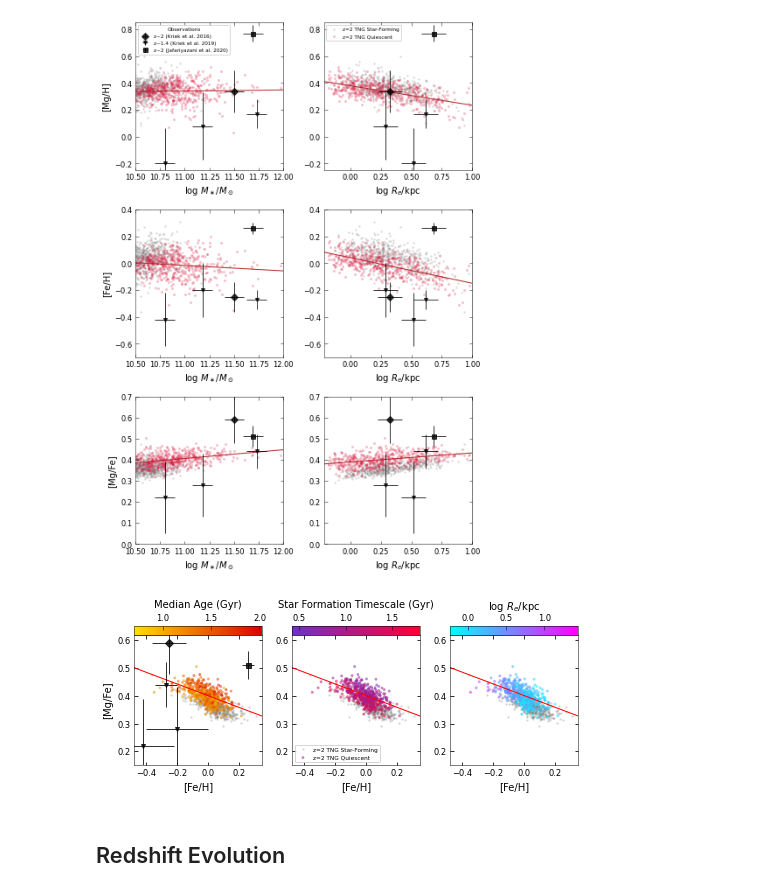
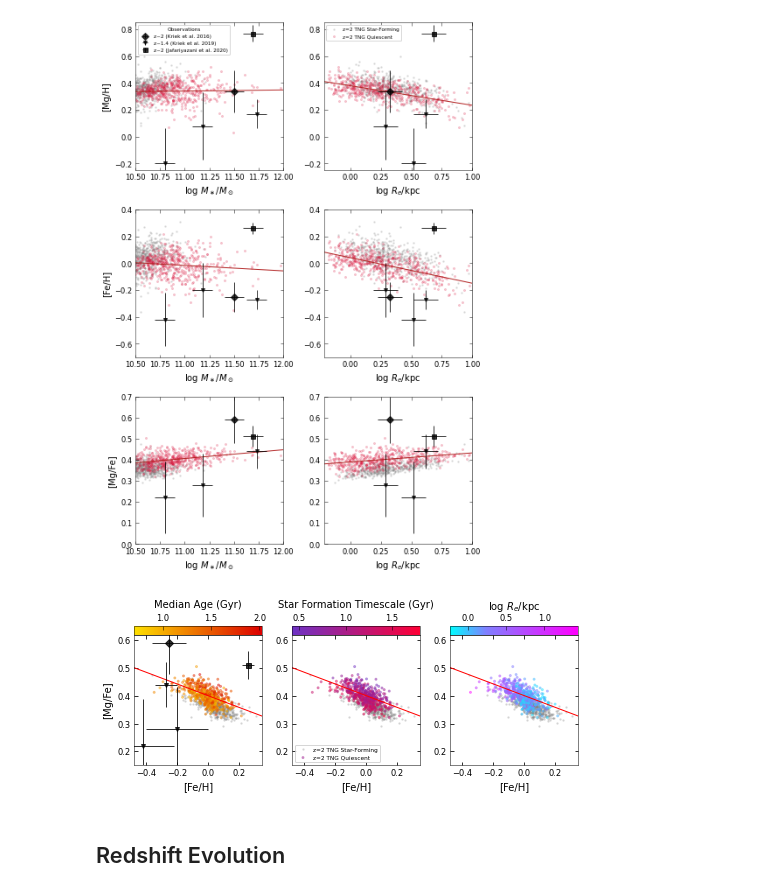
Before and after one commit to jk3sxp/Pathak_2021, a Jupyter notebook: Paper_Figures.ipynb, the cells around one changed output. Saved outputs shown, nothing was run; the diff lists cells and outputs as text; code cells hidden in the pictures.

```diff
--- a/Paper_Figures.ipynb
+++ b/Paper_Figures.ipynb
@@ -528,7 +528,6 @@ vmin_med = min(median_age[quiescent_selection])
 vmax_med = max(median_age[quiescent_selection])
 hexlist = ['#ffe200', '#dd0000']
 colormap_med = get_continuous_cmap(hexlist)
-# colormap_med = plt.get_cmap('summer')
 norm_med = colors.Normalize(vmin=vmin_med, vmax=vmax_med)
 color_med = colormap_med(norm_med(median_age[quiescent_selection]))
 
@@ -537,7 +536,6 @@ vmin_age = min(percentile_age[quiescent_selection])
 vmax_age = max(percentile_age[quiescent_selection])
 hexlist = ['#6d33c6', '#Ff0036']# '#fb2047']
 colormap_age = get_continuous_cmap(hexlist)
-# colormap_age = plt.get_cmap('summer')
 norm_age = colors.Normalize(vmin=vmin_age, vmax=vmax_age)
 color_age = colormap_age(norm_age(percentile_age[quiescent_selection]))
 
@@ -545,8 +543,10 @@ color_age = colormap_age(norm_age(percentile_age[quiescent_selection]))
 radius_quiescent = np.log10(np.array(halfmass_radius[quiescent_selection]))
 vmin_r = min(radius_quiescent)
 vmax_r = max(radius_quiescent)
+vcenter = np.median(radius_quiescent)
 colormap_r = plt.get_cmap('cool')
-norm_r = colors.Normalize(vmin=vmin_r, vmax=vmax_r)
+# norm_r = colors.Normalize(vmin=vmin_r, vmax=vmax_r)
+norm_r = colors.TwoSlopeNorm(vcenter=vcenter, vmin=vmin_r, vmax=vmax_r)
 color_r = colormap_r(norm_r(radius_quiescent))
 
 colormaps = [colormap_med, colormap_age, colormap_r]
@@ -570,14 +570,14 @@ for ax in axes:
     tng1, = ax.plot(FeH_Re[starforming_selection], MgFe_Re[starforming_selection], '.', color='gray',
                alpha=alpha, label='z='+str(redshift)+' TNG Star-Forming', markersize=markersize, zorder=0)
     tng2 = ax.scatter(FeH_Re[quiescent_selection], MgFe_Re[quiescent_selection], marker='.', cmap=colormaps[i], c=colorlist[i],
-               alpha=alpha+0.2, label='z='+str(redshift)+' TNG Quiescent', s=(markersize+1)**2, zorder=1)
+                alpha=alpha+0.2, label='z='+str(redshift)+' TNG Quiescent', s=(markersize+1)**2, zorder=1)
     tng2big.append(tng2)
 
     # plot TNG quiescent model
     ax.plot(xx, func(xx, *optParam), '-', color='r', linewidth=1)
 
     # observations
-    if i == 0:
+    if i==0:
         for s in samples:
             thing = ax.errorbar(s['[Fe/H]'], s['[Mg/Fe]'], xerr=s['[Fe/H]_err'], yerr=s['[Mg/Fe]_err'], **s.meta)
             data.append(thing)
@@ -587,35 +587,38 @@ for ax in axes:
         ax.set(xlabel='[Fe/H]', ylabel='[Mg/Fe]',
               ylim=ylims, xlim=xlims)
     else:
         ax.set(xlabel='[Fe/H]', ylabel=None,
               ylim=ylims, xlim=xlims)
     ax.tick_params(direction='in', which='both', bottom=True, top=True, left=True, right=True, labelsize='small')
     ax.yaxis.set_tick_params(labelbottom=True)
 
     # colorbar
     divider = make_axes_locatable(ax)
     cax = divider.append_axes("top", size="7%", pad=0.0)
     sm = plt.cm.ScalarMappable(cmap=colormaps[i], norm=normlist[i])
     sm.set_array([])
     cbar = plt.colorbar(sm, cax=cax, orientation='horizontal')
     cbar.outline.set_linewidth(0.5)
     cbar.set_label(cbar_labels[i], rotation=0, labelpad=-35)
-    cbar.ax.tick_params(direction='in', labeltop=True, labelbottom=False, top=True, bottom=False, labelsize='small', width=0.5)#, length=5)
+    cbar.ax.tick_params(direction='in', labeltop=True, labelbottom=False, top=True, bottom=False, labelsize='small', width=0.5)
+    if i==2:
+        cbar.set_ticks([0.0, 0.5, 1.0])
+        cbar.set_ticklabels(['0.0', '0.5', '1.0'])
 
 
 # legend
 ax2.legend(handles=[tng1, tng2big[1]], loc='lower left', fontsize='xx-small').set_zorder(200)
 
 for ax in axes:
     for side in ax.spines.keys():
         ax.spines[side].set_linewidth(0.5)
 
 fig.tight_layout(w_pad=0.9)
 
 # plt.savefig('2022 FIGURES\z2_MgFeFeH_three.png', dpi=300, bbox_inches='tight')
 plt.show()
 # %% [output]
-[figure, old version]
+[figure, new version]
 # %% [markdown]
 ## Redshift Evolution
 # %%
```
Also changed, not shown: parts of 6 cells of this notebook, 7 other files.
